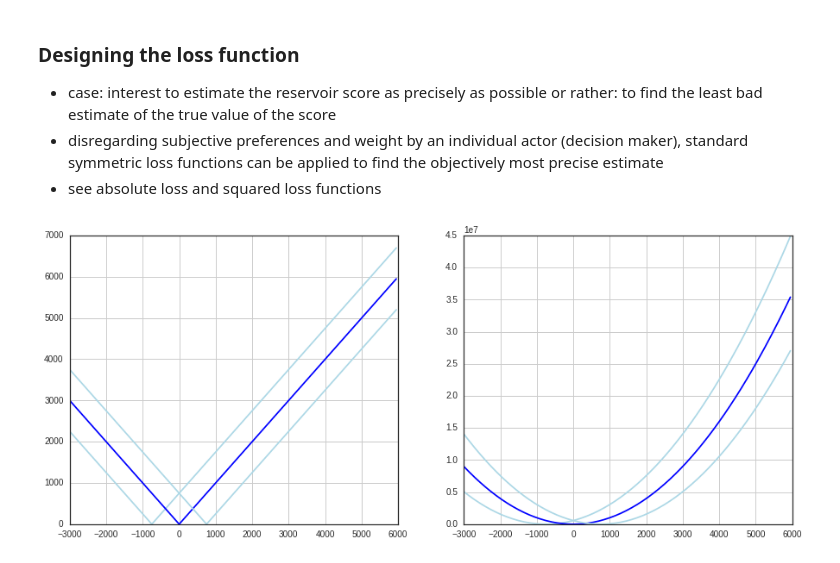
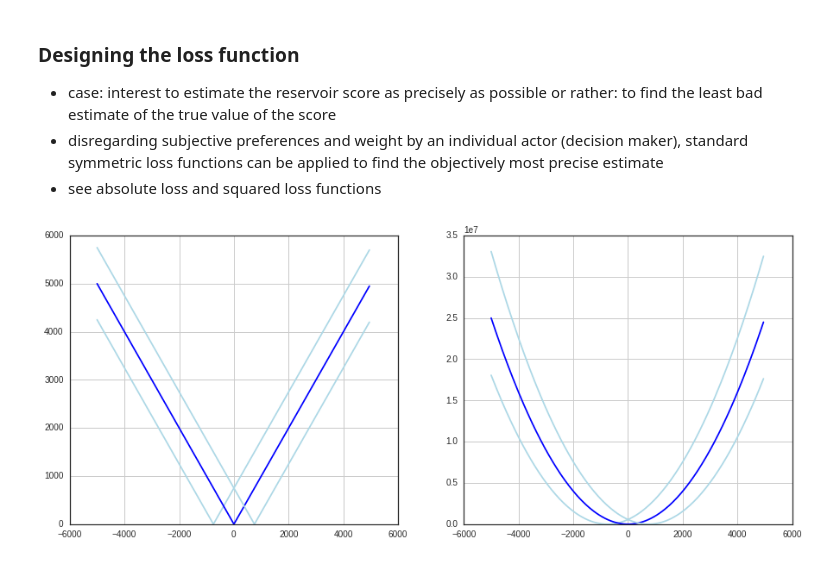
Before and after one commit to nre-aachen/Theses, a Jupyter notebook: Risk analysis/Notebooks/Chapter A - 1D Reservoir Case.ipynb, the cells around one changed output. Saved outputs shown, nothing was run; the diff lists cells and outputs as text; code cells hidden in the pictures.

```diff
--- a/Risk analysis/Notebooks/Chapter A - 1D Reservoir Case.ipynb
+++ b/Risk analysis/Notebooks/Chapter A - 1D Reservoir Case.ipynb
@@ -241,7 +241,7 @@ Median of posterior distribution: 665.138823225
 # %%
 res_score = res_score_samples2
 #seal_quality2 = seal_tp_samples2 - res_tp_samples2
-estimates_s = np.arange(-5000,5000,50)
+estimates_g = np.arange(-5000,5000,50)
 # %%
 #I  - STANDARD LOSS FUNCTIONS
 #Ia - Symmetric absolute loss function
@@ -298,28 +298,28 @@ expected_sqrloss_s3 = lambda estimate_s: simple_sqr_loss(estimate_s, given_score
 # %%
 figsize(15, 6)
 fig, ax = plt.subplots(1, 2)
 ax[0].grid()
 ax[1].grid()
 
 #absolute
-absloss = [expected_absloss_s1(e) for e in estimates_s]
-ax[0].plot(estimates_s, absloss, color = 'lightblue')
+absloss = [expected_absloss_s1(e) for e in estimates_g]
+ax[0].plot(estimates_g, absloss, color = 'lightblue')
 
-absloss = [expected_absloss_s2(e) for e in estimates_s]
-ax[0].plot(estimates_s, absloss, color = 'blue')
+absloss = [expected_absloss_s2(e) for e in estimates_g]
+ax[0].plot(estimates_g, absloss, color = 'blue')
 
-absloss = [expected_absloss_s3(e) for e in estimates_s]
-ax[0].plot(estimates_s, absloss, color = 'lightblue')
+absloss = [expected_absloss_s3(e) for e in estimates_g]
+ax[0].plot(estimates_g, absloss, color = 'lightblue')
 
 #squared
-sqrloss = [expected_sqrloss_s1(e) for e in estimates_s]
-ax[1].plot(estimates_s, sqrloss, color = 'lightblue')
+sqrloss = [expected_sqrloss_s1(e) for e in estimates_g]
+ax[1].plot(estimates_g, sqrloss, color = 'lightblue')
 
-sqrloss = [expected_sqrloss_s2(e) for e in estimates_s]
-ax[1].plot(estimates_s, sqrloss, color = 'blue')
+sqrloss = [expected_sqrloss_s2(e) for e in estimates_g]
+ax[1].plot(estimates_g, sqrloss, color = 'blue')
 
-sqrloss = [expected_sqrloss_s3(e) for e in estimates_s]
-ax[1].plot(estimates_s, sqrloss, color = 'lightblue');
+sqrloss = [expected_sqrloss_s3(e) for e in estimates_g]
+ax[1].plot(estimates_g, sqrloss, color = 'lightblue');
 # %% [output]
-[figure, old version]
+[figure, new version]
 # %%
```
Also changed, not shown: parts of 9 cells of this notebook.
